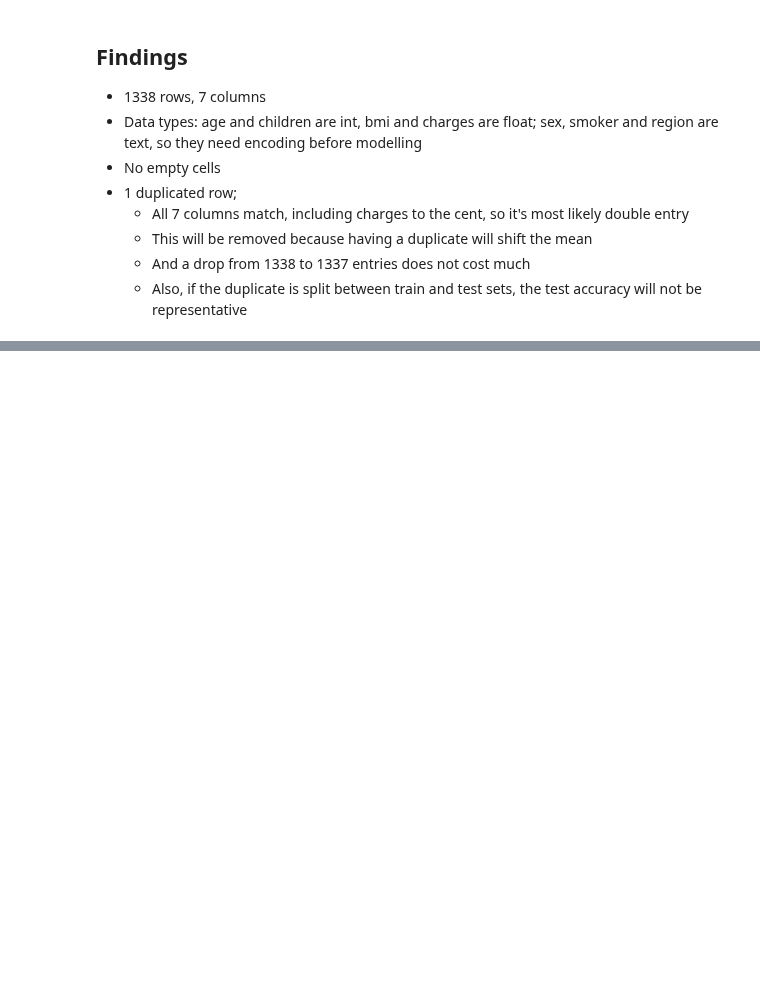
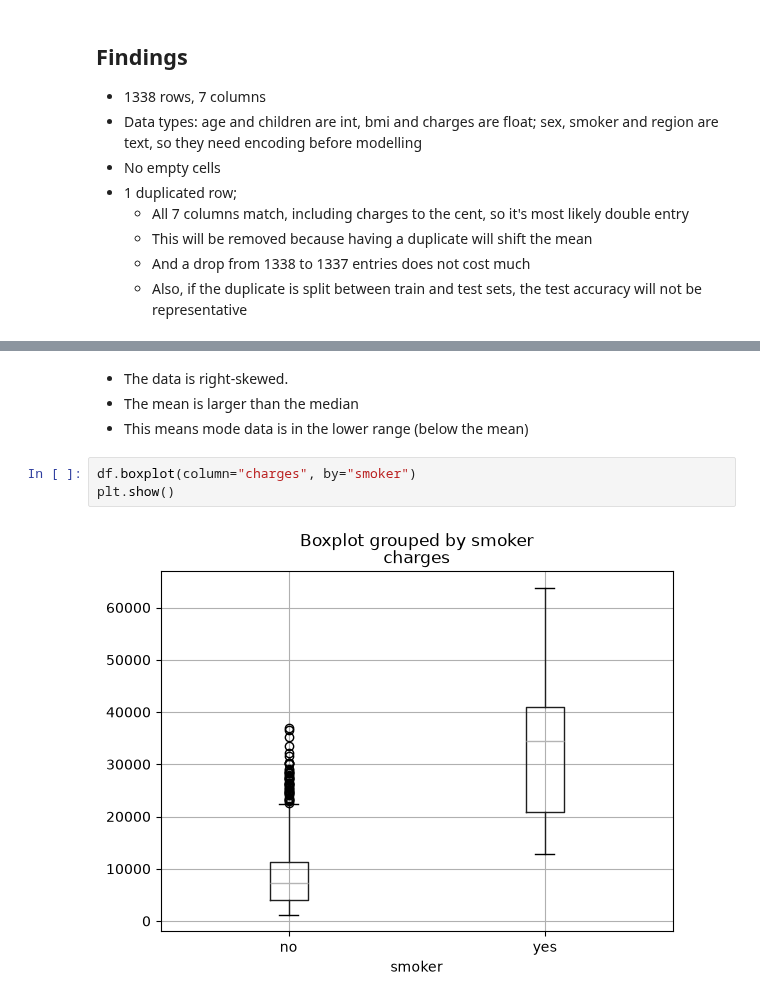
Before and after one commit to RebbelPigman/DA-Practice-01, a Jupyter notebook: notebooks/02_clean_eda.ipynb, the cells around one changed output, grey strips where cells are left out. Drawn from its saved outputs; the diff is of its cells as text; blank space fills up the shorter version.

```diff
--- a/notebooks/02_clean_eda.ipynb
+++ b/notebooks/02_clean_eda.ipynb
@@ -41,0 +76,9 @@ dtype: int64
+# %% [markdown]
+- The data is right-skewed.
+- The mean is larger than the median
+- This means mode data is in the lower range (below the mean)
+# %%
+df.boxplot(column="charges", by="smoker")
+plt.show()
+# %% [output]
+[figure, added]
```
Also changed, not shown: parts of 5 cells of this notebook, 1 other file.
